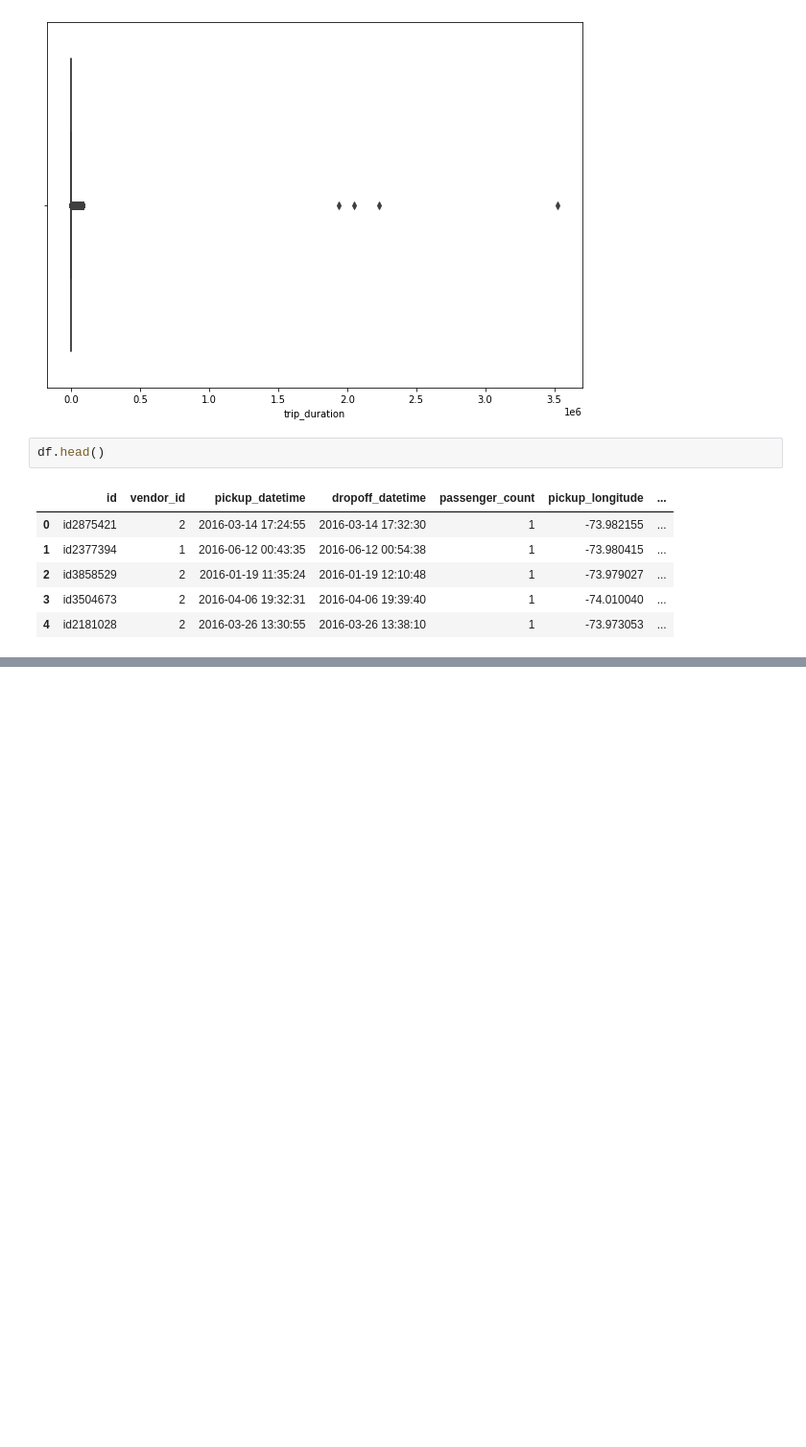
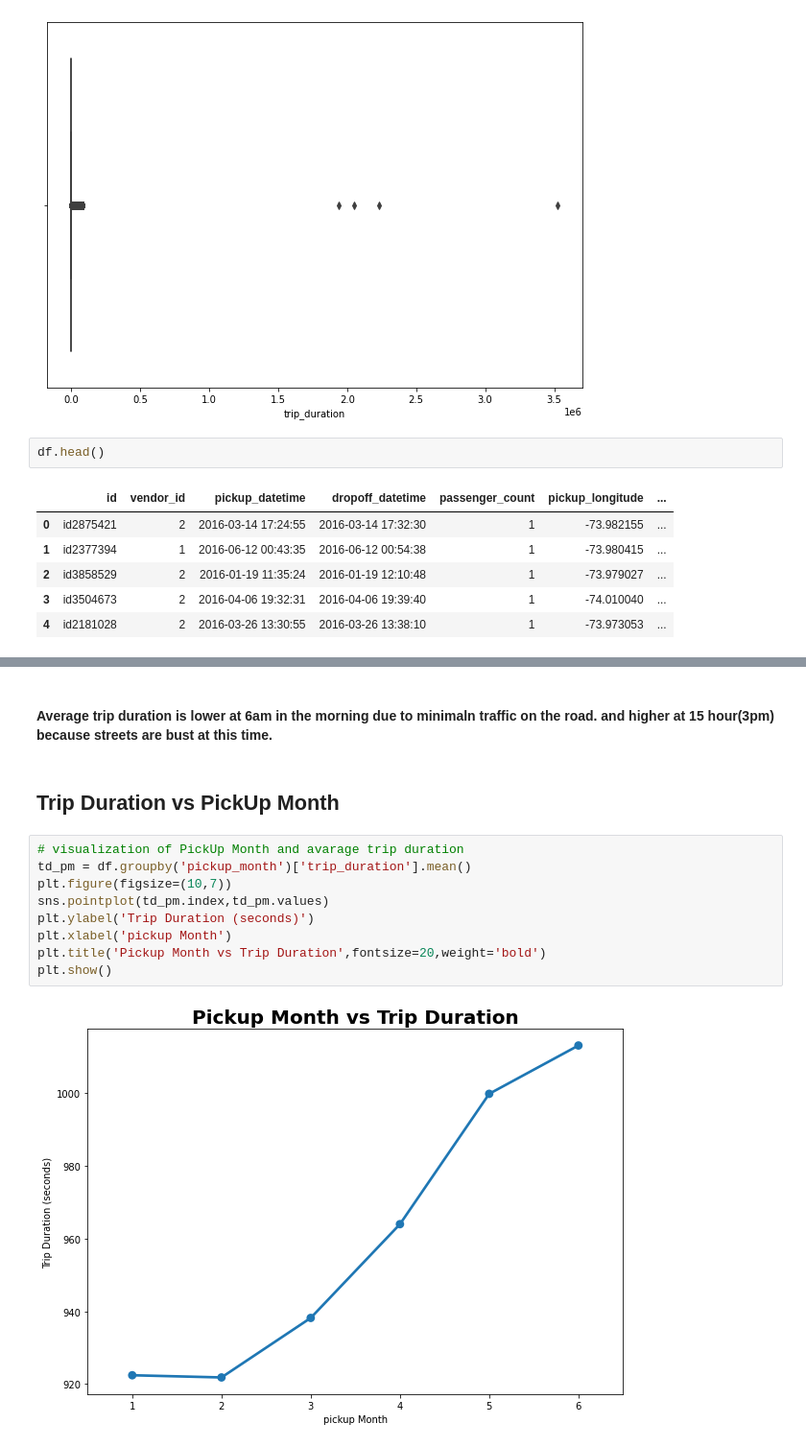
Before and after one commit to Kishan459/NYC-Taxi-Trip-Time_prediction, a Jupyter notebook: NYC_Taxi_Trip_Time_Prediction_Capstone_Project.ipynb, the cells around one changed output, grey strips where cells are left out. Shown: that part at 96% size. Drawn from its saved outputs; the diff is of its cells as text; blank space fills up the shorter version.

```diff
--- a/NYC_Taxi_Trip_Time_Prediction_Capstone_Project.ipynb
+++ b/NYC_Taxi_Trip_Time_Prediction_Capstone_Project.ipynb
@@ -485,0 +535,15 @@ df.head()
+# %% [markdown]
+#### Average trip duration is lower at 6am in the morning due to minimaln traffic on the road. and higher at 15 hour(3pm) because streets are bust at this time.
+# %% [markdown]
+## Trip Duration vs PickUp Month
+# %%
+# visualization of PickUp Month and avarage trip duration
+td_pm = df.groupby('pickup_month')['trip_duration'].mean()
+plt.figure(figsize=(10,7))
+sns.pointplot(td_pm.index,td_pm.values)
+plt.ylabel('Trip Duration (seconds)')
+plt.xlabel('pickup Month')
+plt.title('Pickup Month vs Trip Duration',fontsize=20,weight='bold')
+plt.show()
+# %% [output]
+[figure, added]
```
Also changed, not shown: parts of 13 cells of this notebook.
